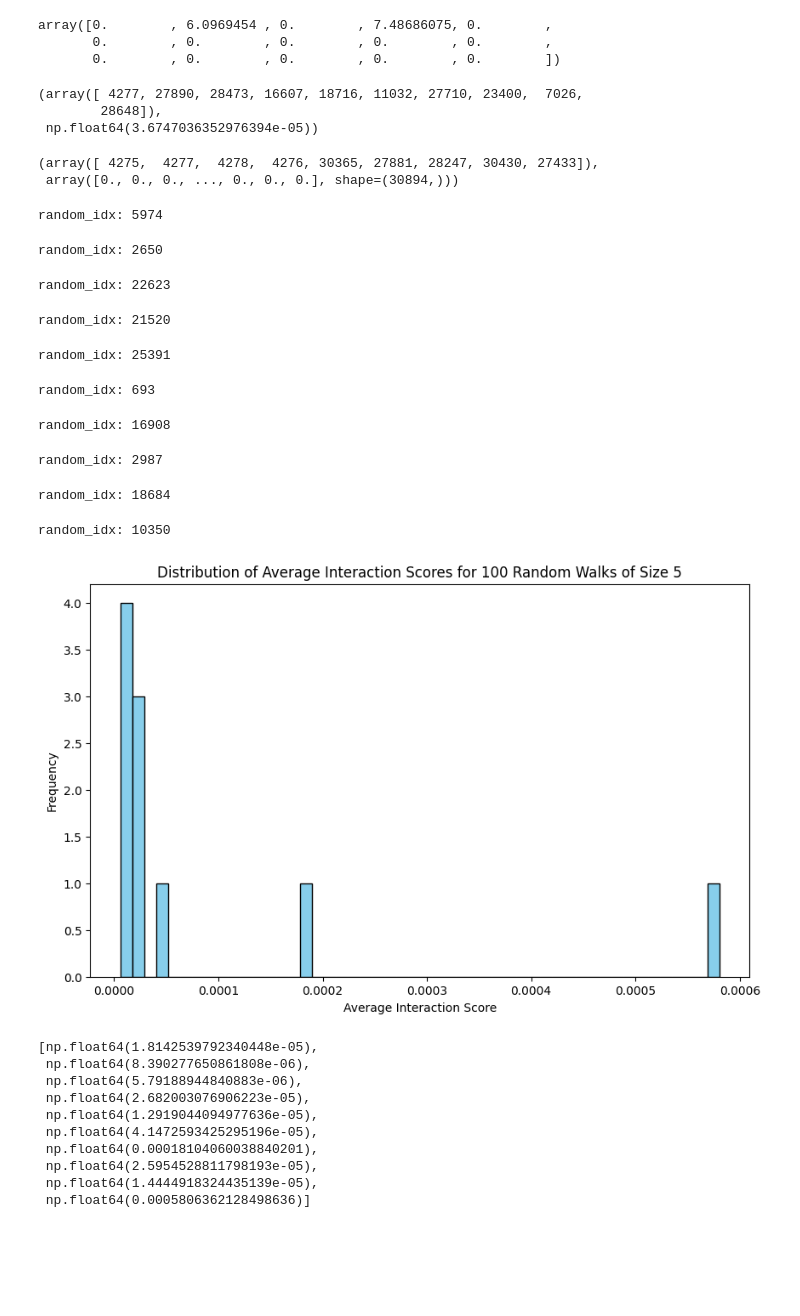
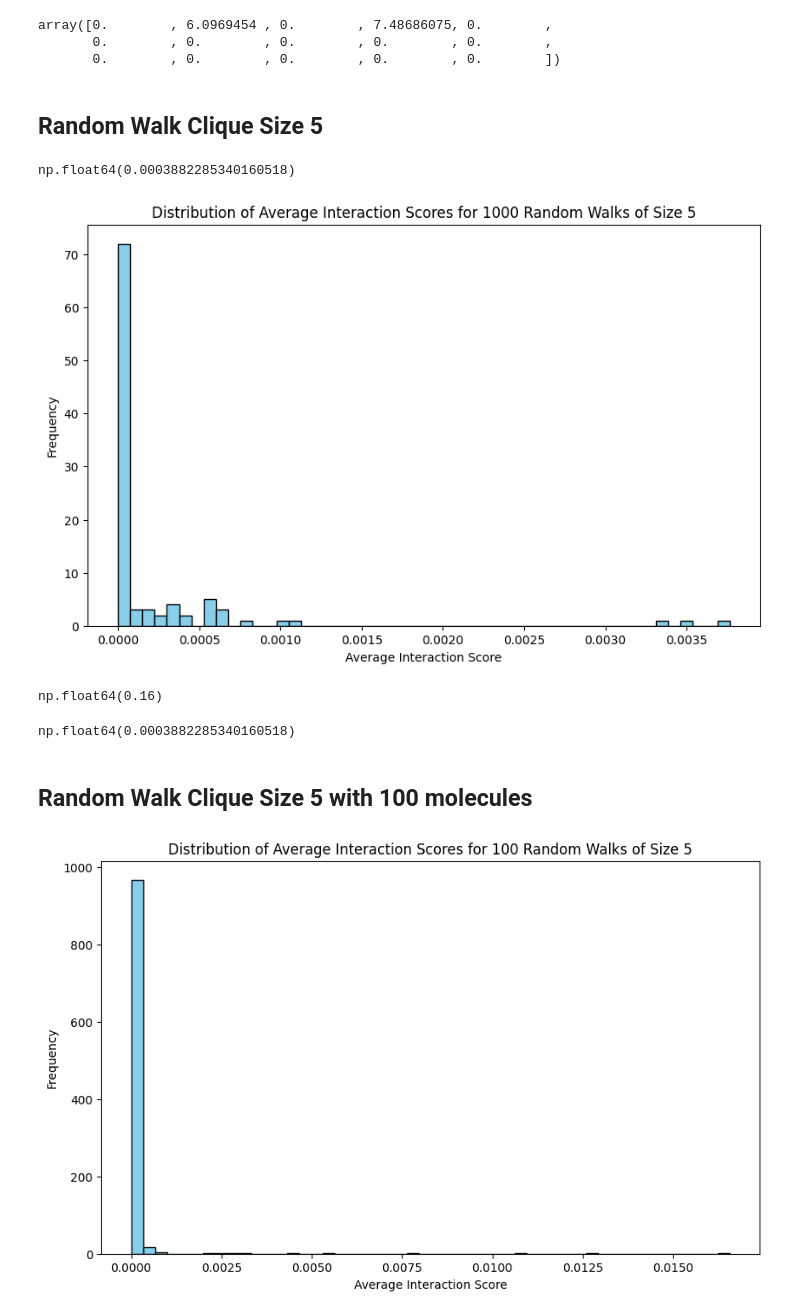
Before and after one commit to ethanoutangoun/chromatin-heart-dev, a Jupyter notebook: scripts/graph_construction.ipynb, the cells around one changed output. Drawn from its saved outputs; the diff is of its cells as text; code cells hidden in the pictures; blank space fills up the shorter version.

```diff
--- a/scripts/graph_construction.ipynb
+++ b/scripts/graph_construction.ipynb
@@ -109,38 +98,29 @@ array([0.        , 6.0969454 , 0.        , 7.48686075, 0.        ,
        0.        , 0.        , 0.        , 0.        , 0.        ])
 # %%
 contact_matrix_zero = np.load('/Users/ethan/Desktop/chromatin-heart-dev/samples/contact_matrix_100kb_balanced_zeroed.npy')
-# %%
-f.random_walk(contact_matrix_zero, TTN_BIN, 10, num_steps=2000, num_molecules=100)
-# %% [output]
-(array([ 4277, 27890, 28473, 16607, 18716, 11032, 27710, 23400,  7026,
-        28648]),
- np.float64(3.6747036352976394e-05))
-# %%
-f.stable_random_walk(contact_matrix_zero, TTN_BINS, num_steps=1000, num_molecules=100, num_runs=10, top_n=5)
-# %% [output]
-(array([ 4275,  4277,  4278,  4276, 30365, 27881, 28247, 30430, 27433]),
- array([0., 0., 0., ..., 0., 0., 0.], shape=(30894,)))
+# %% [markdown]
+## Random Walk Clique Size 5
+# %%
+top_nodes = f.random_walk(contact_matrix_zero, TTN_BIN, 5, num_molecules=1000, alpha=0.05, verbose=True)
+rw_score_5  = f.calculate_avg_interaction_strength(contact_matrix_zero, top_nodes)
+rw_score_5
+# %% [output]
+np.float64(0.0003882285340160518)
+# %%
+bg_model_random_walk_5 = f.create_background_model_rw(contact_matrix_zero, 5, num_molecules=1000, num_iterations=100, alpha=0.05)
+# %% [output]
+[figure, added]
+# %%
+f.simple_p_test(rw_score_5, bg_model_random_walk_5)
+# %% [output]
+np.float64(0.16)
+# %%
+rw_score_5
+# %% [output]
+np.float64(0.0003882285340160518)
+# %% [markdown]
+## Random Walk Clique Size 5 with 100 molecules
 # %%
-f.create_background_model_rw(contact_matrix_zero, 5, num_steps=1000, num_molecules=100, num_iterations=10)
+bg_model_random_walk_sample = f.create_background_model_rw(contact_matrix_zero, 5, num_molecules=100, num_iterations=1000, alpha=0.05)
 # %% [output]
-random_idx: 5974
-random_idx: 2650
-random_idx: 22623
-random_idx: 21520
-random_idx: 25391
-random_idx: 693
-random_idx: 16908
-random_idx: 2987
-random_idx: 18684
-random_idx: 10350
-[figure, old version]
+[figure, new version]
-[np.float64(1.8142539792340448e-05),
- np.float64(8.390277650861808e-06),
- np.float64(5.79188944840883e-06),
- np.float64(2.682003076906223e-05),
- np.float64(1.2919044094977636e-05),
- np.float64(4.1472593425295196e-05),
- np.float64(0.00018104060038840201),
- np.float64(2.5954528811798193e-05),
- np.float64(1.4444918324435139e-05),
- np.float64(0.0005806362128498636)]
```
Also changed, not shown: parts of 36 cells of this notebook, 15 other files.
